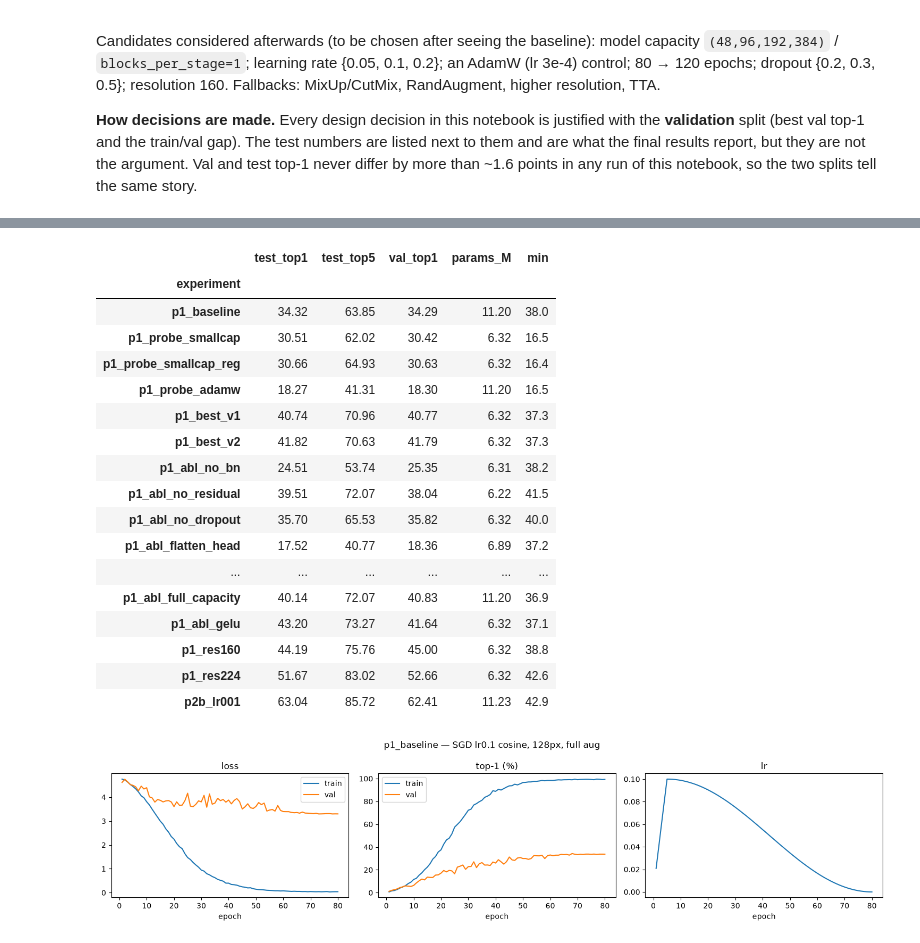
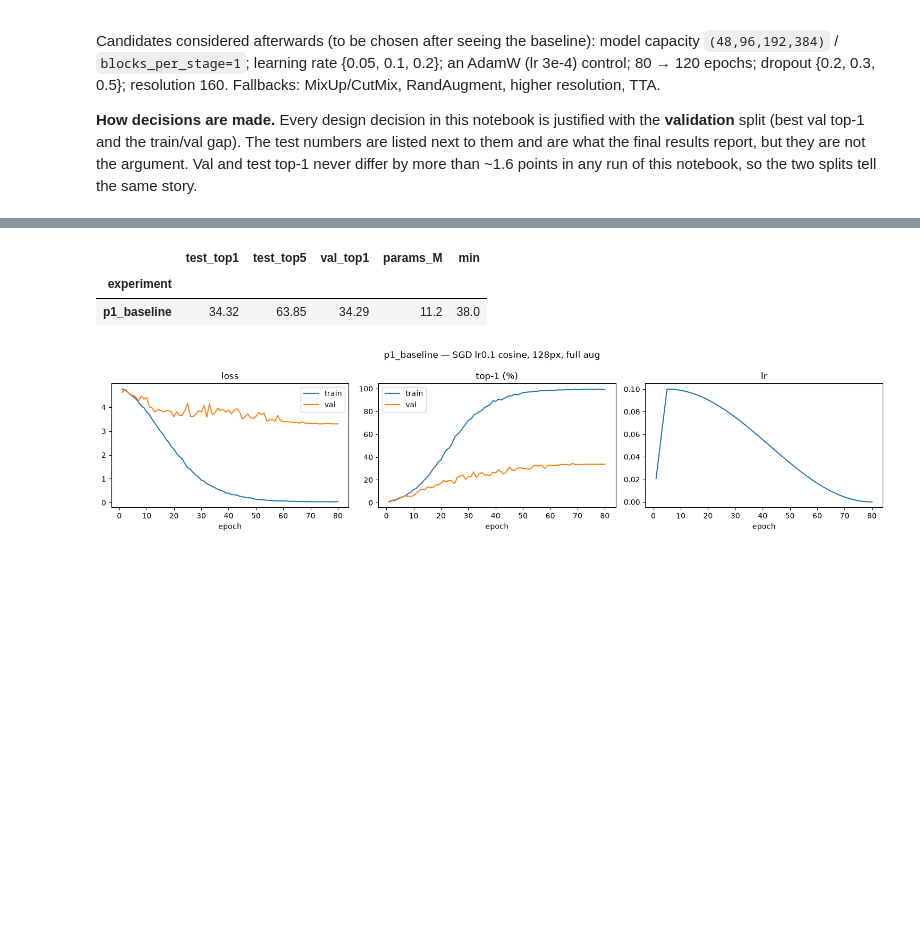
Before and after one commit to LuyaoMa-ace/IPCV_HW, a Jupyter notebook: assignment_module_two_executed.ipynb, the cells around one changed output, grey strips where cells are left out. Saved outputs shown, nothing was run; the diff lists cells and outputs as text; code cells hidden in the pictures; blank space fills up the shorter version.

```diff
--- a/assignment_module_two_executed.ipynb
+++ b/assignment_module_two_executed.ipynb
@@ -578,24 +585,9 @@ _ = run_experiment("p1_baseline", net_cfg=base_net, train_cfg=base_train)
 # %%
-results_table()
+results_table(["p1_baseline"])
 # %% [output]
 |  | test_top1 | test_top5 | val_top1 | params_M | min |
 | experiment |  |  |  |  |  |
-| p1_baseline | 34.32 | 63.85 | 34.29 | 11.20 | 38.0 |
-| p1_probe_smallcap | 30.51 | 62.02 | 30.42 | 6.32 | 16.5 |
-| p1_probe_smallcap_reg | 30.66 | 64.93 | 30.63 | 6.32 | 16.4 |
-| p1_probe_adamw | 18.27 | 41.31 | 18.30 | 11.20 | 16.5 |
-| p1_best_v1 | 40.74 | 70.96 | 40.77 | 6.32 | 37.3 |
-| p1_best_v2 | 41.82 | 70.63 | 41.79 | 6.32 | 37.3 |
-| p1_abl_no_bn | 24.51 | 53.74 | 25.35 | 6.31 | 38.2 |
-| p1_abl_no_residual | 39.51 | 72.07 | 38.04 | 6.22 | 41.5 |
-| p1_abl_no_dropout | 35.70 | 65.53 | 35.82 | 6.32 | 40.0 |
-| p1_abl_flatten_head | 17.52 | 40.77 | 18.36 | 6.89 | 37.2 |
-| ... | ... | ... | ... | ... | ... |
-| p1_abl_full_capacity | 40.14 | 72.07 | 40.83 | 11.20 | 36.9 |
-| p1_abl_gelu | 43.20 | 73.27 | 41.64 | 6.32 | 37.1 |
-| p1_res160 | 44.19 | 75.76 | 45.00 | 6.32 | 38.8 |
-| p1_res224 | 51.67 | 83.02 | 52.66 | 6.32 | 42.6 |
-| p2b_lr001 | 63.04 | 85.72 | 62.41 | 11.23 | 42.9 |
+| p1_baseline | 34.32 | 63.85 | 34.29 | 11.2 | 38.0 |
 # %%
 plot_history("p1_baseline", title="p1_baseline — SGD lr0.1 cosine, 128px, full aug")
 # %% [output]
```
Also changed, not shown: parts of 43 cells of this notebook, 2 other files.
